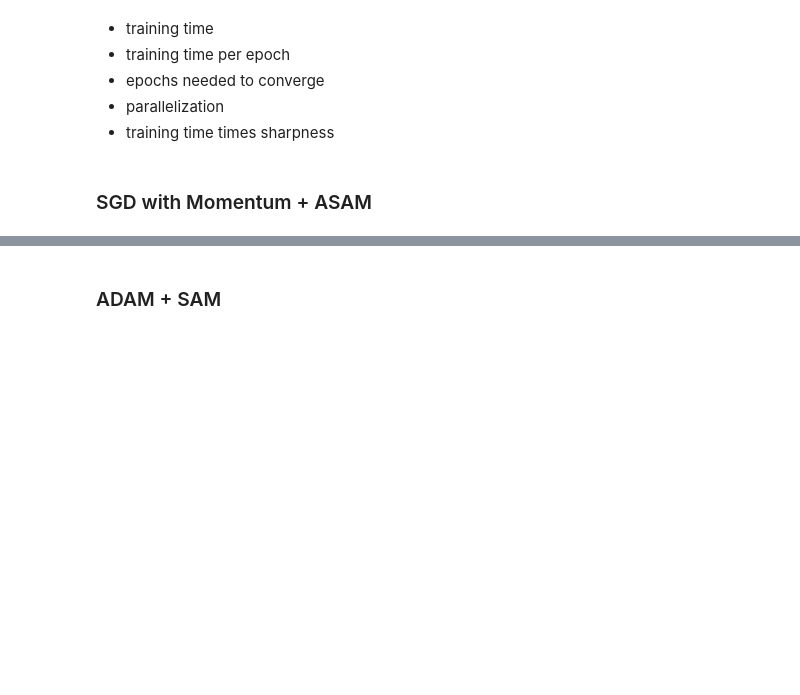
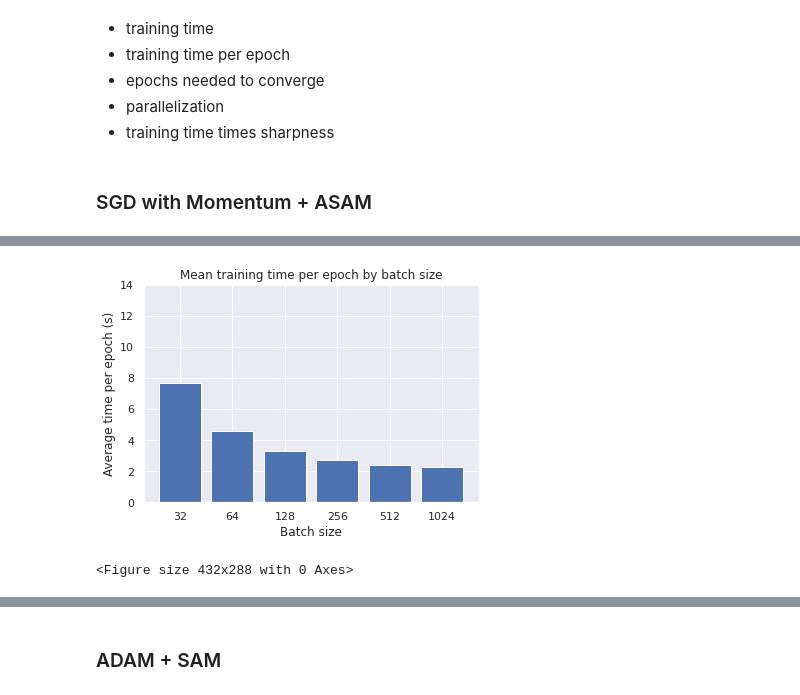
Before and after one commit to Alexanderstaehle/OM_project, a Jupyter notebook: experiments_tf.ipynb, the cells around one changed output, grey strips where cells are left out. Cells and saved outputs as stored; diff of their text form; code cells hidden in the pictures; blank space fills up the shorter version.

```diff
--- a/experiments_tf.ipynb
+++ b/experiments_tf.ipynb
@@ -406,0 +324,2 @@ plt.savefig('graphs/overall_training_time_by_batch_size')
+# %%
+mean_times, convergence_epochs, overall_training_times = visualization.extract_times_for_batch_sizes(models_states, batch_sizes, key)
@@ -406,0 +344,5 @@ plt.savefig('graphs/overall_training_time_by_batch_size')
+# %%
+visualization.plot_mean_time_per_epoch(batch_sizes, mean_times)
+# %% [output]
+[figure, added]
+<Figure size 432x288 with 0 Axes>
```
Also changed, not shown: parts of 41 cells of this notebook.
